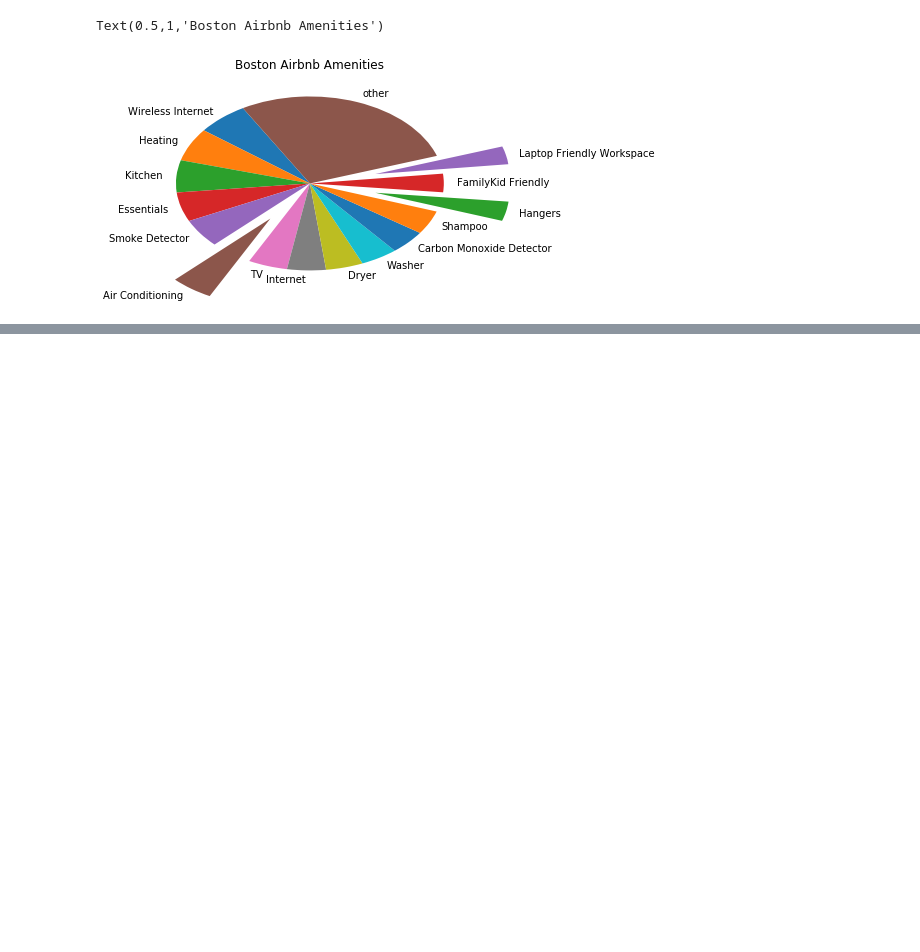
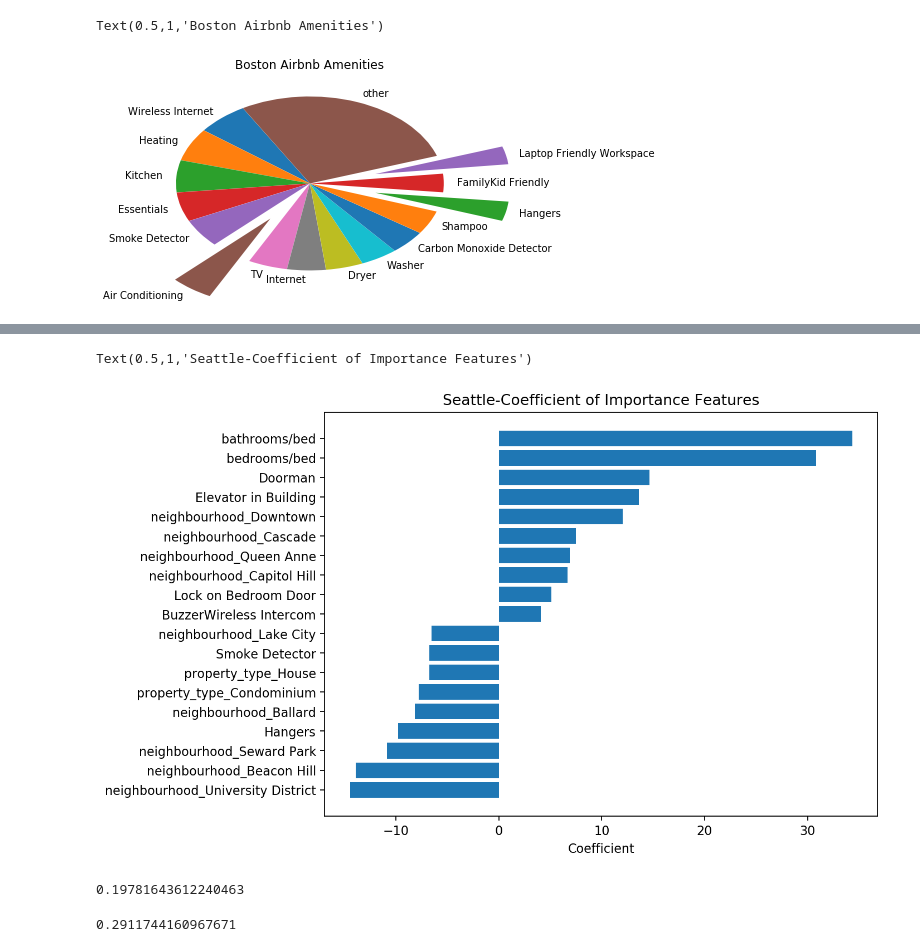
Before and after one commit to hcxie/DS-project-seattle-boston-Airbnb-customer-review-data-anaylsis, a Jupyter notebook: draft2.ipynb, the cells around one changed output, grey strips where cells are left out. Drawn from its saved outputs; the diff is of its cells as text; code cells hidden in the pictures; blank space fills up the shorter version.

```diff
--- a/draft2.ipynb
+++ b/draft2.ipynb
@@ -589,0 +1075,2 @@ False
+# %%
+plot_coefs=coefs_df_s.sort_values(by=["coefs"],ascending=True)
@@ -589,0 +1086,6 @@ False
+# %%
+top10_s=plot_coefs.iloc[3:12]
+# %%
+bottom10_s=plot_coefs.iloc[-10:]
+# %%
+plot_20_s=pd.concat([top10_s,bottom10_s],axis=0,ignore_index=True)
@@ -589,0 +1104,34 @@ False
+# %%
+from matplotlib.pyplot import figure
+figure(num=None, figsize=(8, 6), dpi=160, facecolor='w', edgecolor='k')
+y_pos = np.arange(len(plot_20_s["est_int"].values))
+plt.barh(plot_20_s["est_int"],plot_20_s["coefs"]);
+plt.yticks(y_pos, plot_20_s["est_int"].values);
+plt.xlabel("Coefficient")
+plt.title("Seattle-Coefficient of Importance Features")
+# %% [output]
+Text(0.5,1,'Seattle-Coefficient of Importance Features')
+[figure, added]
+# %%
+X_b=boston_feature_e.drop(columns=["price/bed"])
+y_b=boston_feature_e["price/bed"]
+feat_selector_b = SelectKBest(f_regression, k=40)
+_ = feat_selector_b.fit(X_b, y_b)
+feat_scores = pd.DataFrame()
+feat_scores["F Score"] = feat_selector_b.scores_
+feat_scores["P Value"] = feat_selector_b.pvalues_
+feat_scores["Support"] = feat_selector_b.get_support()
+feat_scores["Attribute"] = X_b.columns
+feature_of_importance_b=feat_scores[feat_scores["Support"]==True]["Attribute"].unique()
+X_train_b,X_test_b, y_train_b, y_test_b = train_test_split(X_b[feature_of_importance_b],y_b,test_size=0.30, random_state=101)
+lm_model_b = LinearRegression(normalize=True)
+lm_model_b.fit(X_train_b,y_train_b)
+y_test_preds_b = lm_model_b.predict(X_test_b)
+y_train_preds_b = lm_model_b.predict(X_train_b)
+r2_score(y_test_b, y_test_preds_b)
+# %% [output]
+0.19781643612240463
+# %%
+r2_score(y_train_b, y_train_preds_b)
+# %% [output]
+0.2911744160967671
```
Also changed, not shown: parts of 83 cells of this notebook, 1 other file.
